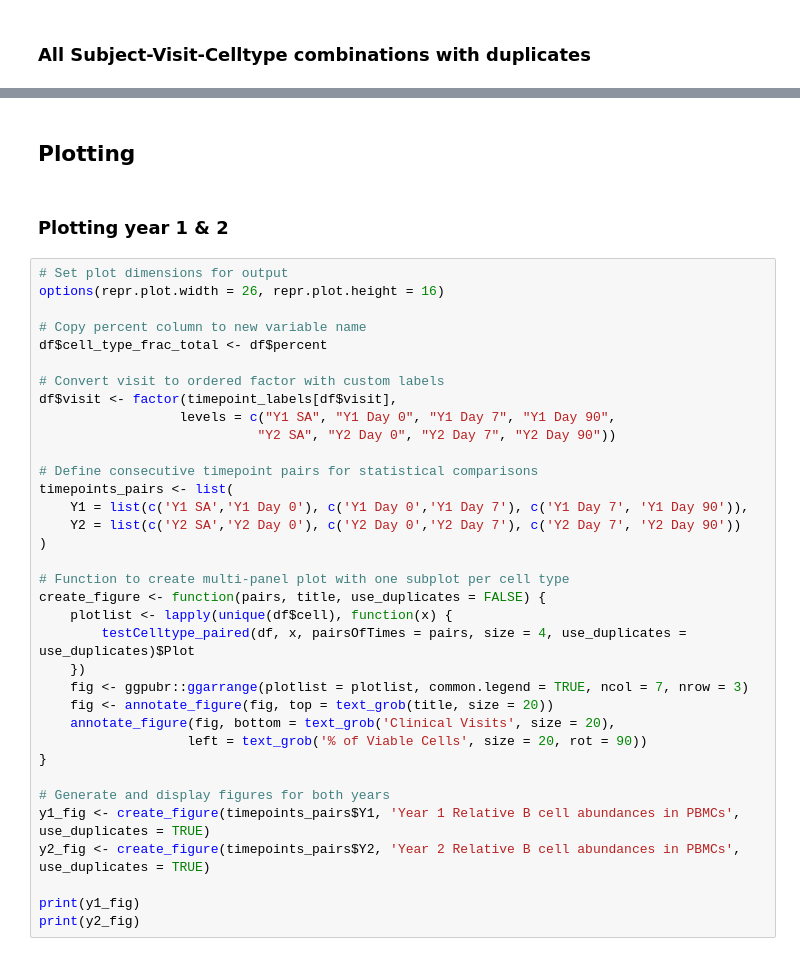
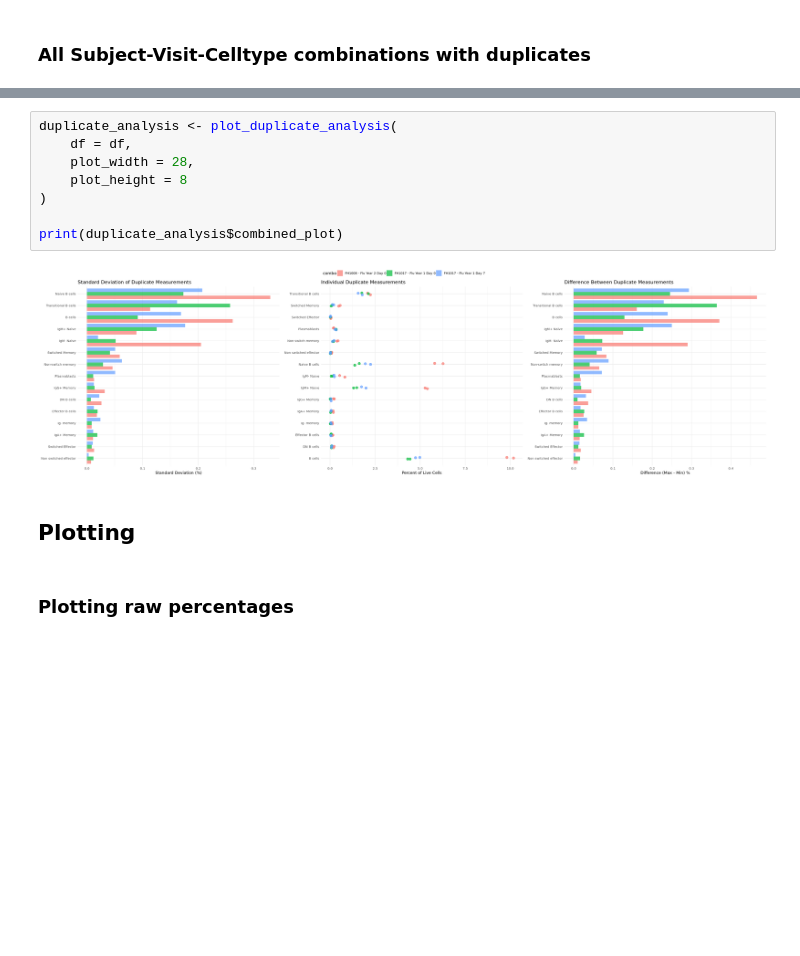
Before and after one commit to kevin-lee-aifi/pbmc_flow, a Jupyter notebook: notebooks/flu_response_longitudinal/bcell_flu_response_longitudinal.ipynb, the cells around one changed output, grey strips where cells are left out. Saved outputs shown, nothing was run; the diff lists cells and outputs as text; blank space fills up the shorter version.

```diff
--- a/notebooks/flu_response_longitudinal/bcell_flu_response_longitudinal.ipynb
+++ b/notebooks/flu_response_longitudinal/bcell_flu_response_longitudinal.ipynb
@@ -153,39 +56,14 @@ ggpubr::ggarrange(plotlist = plots, common.legend = TRUE, ncol = 3, nrow = 1)
+# %%
+duplicate_analysis <- plot_duplicate_analysis(
+    df = df,
+    plot_width = 28,
+    plot_height = 8
+)
+
+print(duplicate_analysis$combined_plot)
+# %% [output]
+[figure, added]
 # %% [markdown]
 ## Plotting
 # %% [markdown]
-### Plotting year 1 & 2
+### Plotting raw percentages
-# %%
-# Set plot dimensions for output
-options(repr.plot.width = 26, repr.plot.height = 16)
-
-# Copy percent column to new variable name
-df$cell_type_frac_total <- df$percent
-
-# Convert visit to ordered factor with custom labels
-df$visit <- factor(timepoint_labels[df$visit],
-                  levels = c("Y1 SA", "Y1 Day 0", "Y1 Day 7", "Y1 Day 90",
-                            "Y2 SA", "Y2 Day 0", "Y2 Day 7", "Y2 Day 90"))
-
-# Define consecutive timepoint pairs for statistical comparisons
-timepoints_pairs <- list(
-    Y1 = list(c('Y1 SA','Y1 Day 0'), c('Y1 Day 0','Y1 Day 7'), c('Y1 Day 7', 'Y1 Day 90')),
-    Y2 = list(c('Y2 SA','Y2 Day 0'), c('Y2 Day 0','Y2 Day 7'), c('Y2 Day 7', 'Y2 Day 90'))
-)
-
-# Function to create multi-panel plot with one subplot per cell type
-create_figure <- function(pairs, title, use_duplicates = FALSE) {
-    plotlist <- lapply(unique(df$cell), function(x) {
-        testCelltype_paired(df, x, pairsOfTimes = pairs, size = 4, use_duplicates = use_duplicates)$Plot
-    })
-    fig <- ggpubr::ggarrange(plotlist = plotlist, common.legend = TRUE, ncol = 7, nrow = 3)
-    fig <- annotate_figure(fig, top = text_grob(title, size = 20))
-    annotate_figure(fig, bottom = text_grob('Clinical Visits', size = 20),
-                   left = text_grob('% of Viable Cells', size = 20, rot = 90))
-}
-
-# Generate and display figures for both years
-y1_fig <- create_figure(timepoints_pairs$Y1, 'Year 1 Relative B cell abundances in PBMCs', use_duplicates = TRUE)
-y2_fig <- create_figure(timepoints_pairs$Y2, 'Year 2 Relative B cell abundances in PBMCs', use_duplicates = TRUE)
-
-print(y1_fig)
-print(y2_fig)
```
Also changed, not shown: parts of 8 cells of this notebook, 33 other files.
